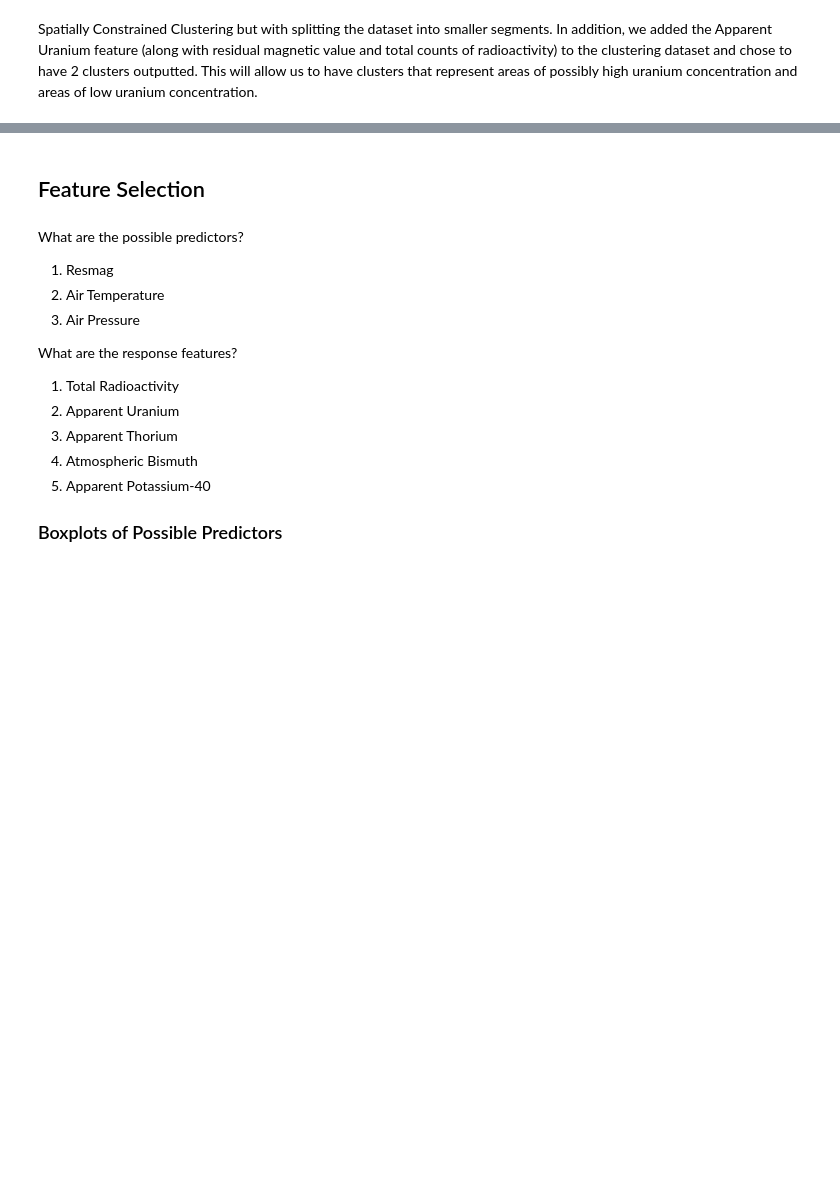
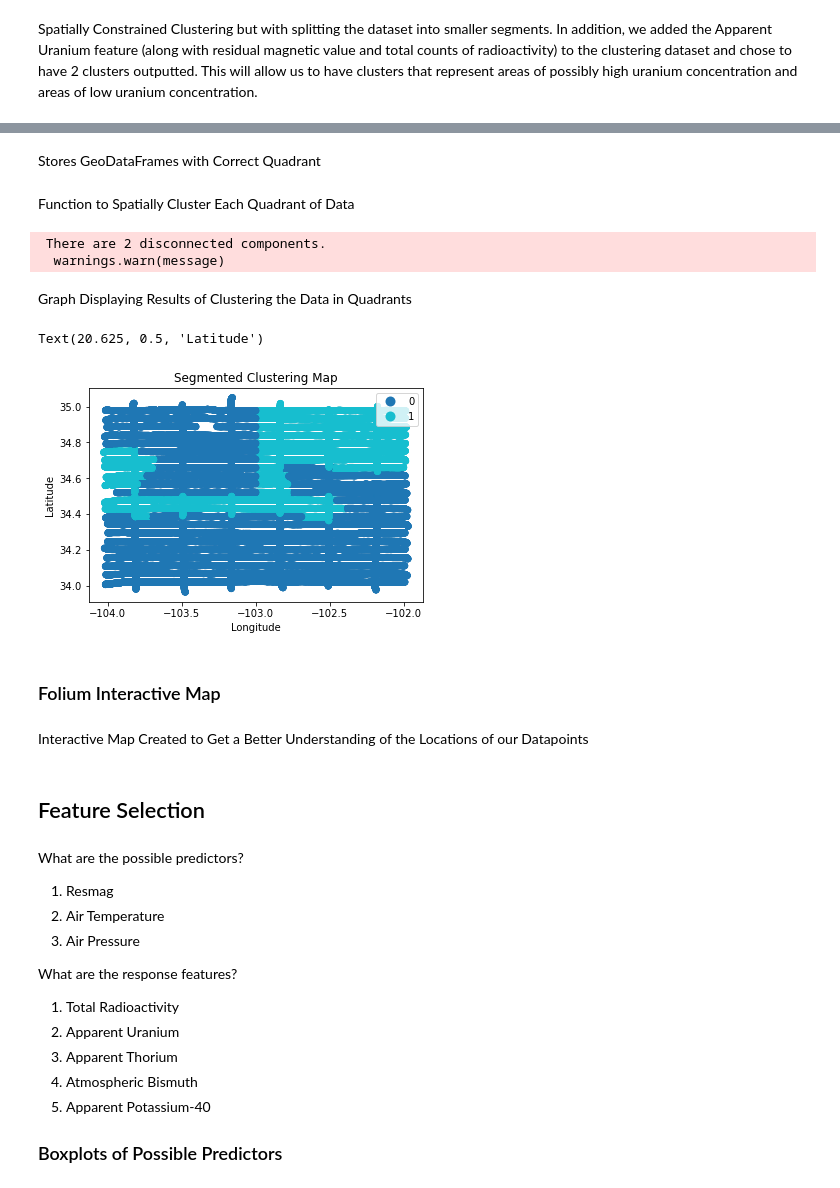
Before and after one commit to malbert131/FRI_Group_4_Project, a Jupyter notebook: main.ipynb, the cells around one changed output, grey strips where cells are left out. Drawn from its saved outputs; the diff is of its cells as text; code cells hidden in the pictures; blank space fills up the shorter version.

```diff
--- a/main.ipynb
+++ b/main.ipynb
@@ -639,3 +516,76 @@ plt.show()
+# %%
+# Stores Quadrant DataFrames in Python List
+quadrant_list = [first_quadrant, second_quadrant, third_quadrant, fourth_quadrant]
+
+# Function Accepts List as Input and Returns the Quadrants as GeoDataFrames in a List
+def df_to_geoDf(df_list):
+    geo_df_list = []
+    for i in range(len(df_list)):
+        current_df = df_list[i]
+
+        # creates coordinates for GeoDataFrame geometry
+        coords = gp.GeoSeries.from_xy(x=current_df["longitude"], y=current_df["latitude"])
+
+        # construct and store GeoDataFrame in list
+        current_geoDf = gp.GeoDataFrame(current_df[["resmag", "total_count", "app_U"]], crs="EPSG:4326", geometry=coords)
+        geo_df_list.append(current_geoDf)
+    # returns list of GeoDataFrames
+    return geo_df_list
+# %% [markdown]
+Stores GeoDataFrames with Correct Quadrant
+# %%
+# Organizes GeoDataFrames
+geo_df_list = df_to_geoDf(quadrant_list)
+
+first_quadrant = geo_df_list[0]
+second_quadrant = geo_df_list[1]
+third_quadrant = geo_df_list[2]
+fourth_quadrant = geo_df_list[3]
+# %% [markdown]
+Function to Spatially Cluster Each Quadrant of Data
+# %%
+quadrant_geoDf = [first_quadrant, second_quadrant, third_quadrant, fourth_quadrant]
+
+# Function Clusters Each GeoDataFrame using Spatially Constrained Clustering
+# Adds Cluster Labels to Each GeoDataFrame as a New Column
+def cluster_quadrants(quadrant_list):
+    for i in range(len(quadrant_list)):
+        current_geoDf = quadrant_list[i]
+
+        # Calculates spatial weights for data
+        spatial_weights = KNN.from_dataframe(current_geoDf, k=4)
+        # Agglomerative Clustering Model
+        model = AgglomerativeClustering(linkage="ward", connectivity=spatial_weights.sparse,
+                                        n_clusters=2)
+
+        # Fits Algorithm to the Data
+        model.fit(normalize(current_geoDf[["resmag", "total_count", "app_U"]].to_numpy()))
+
+        # Adds Labels Found From Clustering Algorithm to the Quadrant GeoDataFrame
+        current_geoDf["labels"] = model.labels_
+
+cluster_quadrants(quadrant_geoDf)
+# %% [output]
+ There are 2 disconnected components.
+  warnings.warn(message)
+# %% [markdown]
+Graph Displaying Results of Clustering the Data in Quadrants
+# %%
+# Adds Individual Quadrant GeoDataFrames to One Main GeoDataFrame
+main_quadrant_geoDf = first_quadrant.append([second_quadrant, third_quadrant, fourth_quadrant])
+
+# Graphing Clusters
+main_quadrant_geoDf.plot(column='labels', categorical=True, legend=True)
+plt.title("Segmented Clustering Map")
+plt.xlabel("Longitude")
+plt.ylabel("Latitude")
+# %% [output]
+Text(20.625, 0.5, 'Latitude')
+[figure, added]
+# %% [markdown]
+### Folium Interactive Map
+# %% [markdown]
+Interactive Map Created to Get a Better Understanding of the Locations of our Datapoints
 # %%
 # Interactive Map of Plot Locations
 spatial_map = folium.Map(location=[34.6, -103], zoom_start=9)
```
Also changed, not shown: parts of 42 cells of this notebook.
